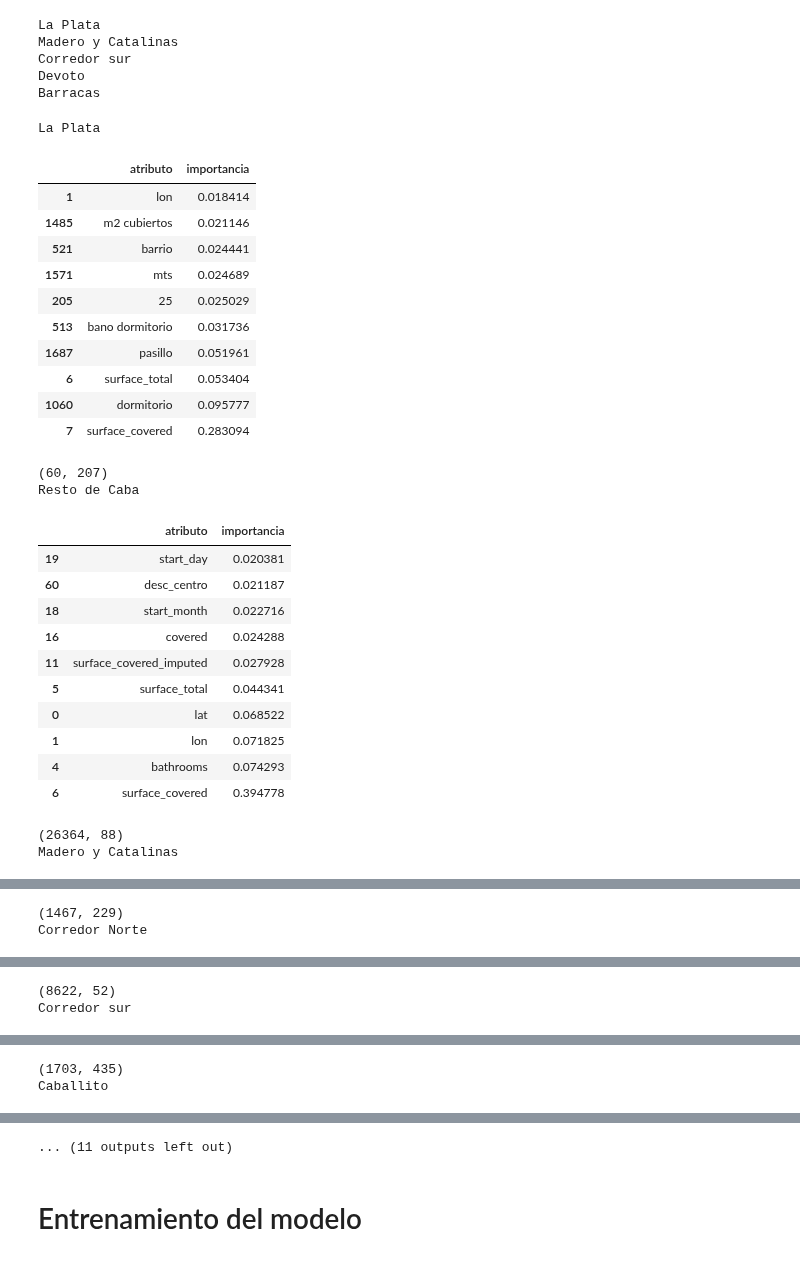
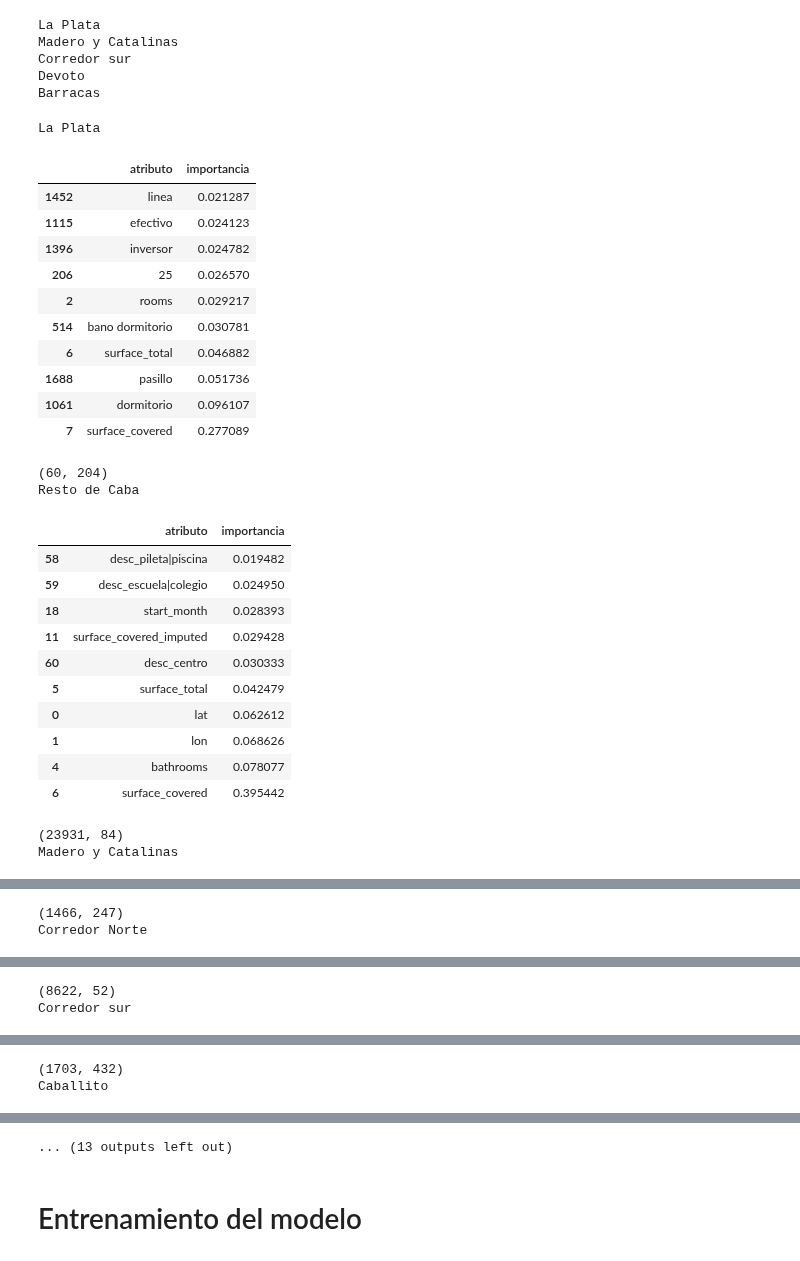
Before and after one commit to josesg998/competencia_properati, a Jupyter notebook: TP_Individual.ipynb, the cells around one changed output, grey strips where cells are left out. Saved outputs shown, nothing was run; the diff lists cells and outputs as text; code cells hidden in the pictures.

```diff
--- a/TP_Individual.ipynb
+++ b/TP_Individual.ipynb
@@ -458,9 +458,9 @@ sns.scatterplot(data=df_train[(df_train.l3=='Puerto Madero')|(df_train.l3=='Cata
 # %%
 # df_test['lat'], df_test['lon'] = df_test['lon'], df_test['lat']
 # df_train['lat'], df_train['lon'] = df_train['lon'], df_train['lat']
-from shapely.geometry import Point
-df_test['punto'] = df_test.apply(lambda row: Point(row['lat'], row['lon']), axis=1)
-df_train['punto'] = df_train.apply(lambda row: Point(row['lat'], row['lon']), axis=1)
+# from shapely.geometry import Point
+# df_test['punto'] = df_test.apply(lambda row: Point(row['lat'], row['lon']), axis=1)
+# df_train['punto'] = df_train.apply(lambda row: Point(row['lat'], row['lon']), axis=1)
 # %% [markdown]
 ## División de base
 # %%
@@ -521,13 +521,13 @@ df_test_noroeste= df_test_caba[df_test_caba.l3.isin(noroeste)]
 df_train_caba = df_train_caba[~df_train_caba.l3.isin(noroeste)]
 df_test_caba = df_test_caba[~df_test_caba.l3.isin(noroeste)]
 
-# centro = ['San Cristobal','Balvanera','San Nicolás','Monserrat','Congreso','San Telmo','Once','Tribunales','Abasto','Centro / Microcentro']
+centro = ['San Nicolás','Monserrat','Tribunales','Centro / Microcentro']
 
-# df_train_centro = df_train_caba[df_train_caba.l3.isin(centro)]
-# df_test_centro= df_test_caba[df_test_caba.l3.isin(centro)]
+df_train_centro = df_train_caba[df_train_caba.l3.isin(centro)]
+df_test_centro= df_test_caba[df_test_caba.l3.isin(centro)]
 
-# df_train_caba = df_train_caba[~df_train_caba.l3.isin(centro)]
-# df_test_caba = df_test_caba[~df_test_caba.l3.isin(centro)]
+df_train_caba = df_train_caba[~df_train_caba.l3.isin(centro)]
+df_test_caba = df_test_caba[~df_test_caba.l3.isin(centro)]
 
 df_train_devoto = df_train_caba[df_train_caba.l3=='Villa Devoto']
 df_test_devoto = df_test_caba[df_test_caba.l3=='Villa Devoto']
@@ -654,3 +654,5 @@ df_train_belgrano = pd.concat((df_train_belgrano,df_train_barracas[df_train_barr
 df_train_barracas = df_train_barracas[~df_train_barracas.title.str.contains('Barrancas')]
 
 df_train_devoto = df_train_devoto[df_train_devoto.price<2215000]
+
+df_train_noroeste = df_train_noroeste[df_train_noroeste.price!=df_train_noroeste.price.max()]
@@ -720,54 +758,54 @@ Barracas
 # %%
 print("La Plata")
 df_test_la_plata, df_train_la_plata = filtrado_columnas(df_test_la_plata,df_train_la_plata)
 print("Resto de Caba")
 df_test_caba, df_train_caba = filtrado_columnas(df_test_caba,df_train_caba)
 print("Madero y Catalinas")
 df_test_madero, df_train_madero = filtrado_columnas(df_test_madero,df_train_madero)
 print("Corredor Norte")
 df_test_corredor_norte, df_train_corredor_norte = filtrado_columnas(df_test_corredor_norte,df_train_corredor_norte)
 print("Corredor sur")
 df_test_corredor_sur, df_train_corredor_sur = filtrado_columnas(df_test_corredor_sur,df_train_corredor_sur)
 print("Caballito")
 df_test_caballito, df_train_caballito = filtrado_columnas(df_test_caballito,df_train_caballito)
 print("Palermo")
 df_test_palermo, df_train_palermo = filtrado_columnas(df_test_palermo,df_train_palermo)
 print("Belgrano")
 df_test_belgrano, df_train_belgrano = filtrado_columnas(df_test_belgrano,df_train_belgrano)
 print("Noroeste")
 df_test_noroeste, df_train_noroeste = filtrado_columnas(df_test_noroeste,df_train_noroeste)
-# print("Centro")
-# df_test_centro, df_train_centro = filtrado_columnas(df_test_centro,df_train_centro)
+print("Centro")
+df_test_centro, df_train_centro = filtrado_columnas(df_test_centro,df_train_centro)
 print("Devoto")
 df_test_devoto, df_train_devoto = filtrado_columnas(df_test_devoto,df_train_devoto)
 print("Barracas")
 df_test_barracas, df_train_barracas = filtrado_columnas(df_test_barracas,df_train_barracas)
 # %% [output]
 La Plata
 |  | atributo | importancia |
-| 1 | lon | 0.018414 |
-| 1485 | m2 cubiertos | 0.021146 |
-| 521 | barrio | 0.024441 |
-| 1571 | mts | 0.024689 |
-| 205 | 25 | 0.025029 |
-| 513 | bano dormitorio | 0.031736 |
-| 1687 | pasillo | 0.051961 |
-| 6 | surface_total | 0.053404 |
-| 1060 | dormitorio | 0.095777 |
-| 7 | surface_covered | 0.283094 |
+| 1452 | linea | 0.021287 |
+| 1115 | efectivo | 0.024123 |
+| 1396 | inversor | 0.024782 |
+| 206 | 25 | 0.026570 |
+| 2 | rooms | 0.029217 |
+| 514 | bano dormitorio | 0.030781 |
+| 6 | surface_total | 0.046882 |
+| 1688 | pasillo | 0.051736 |
+| 1061 | dormitorio | 0.096107 |
+| 7 | surface_covered | 0.277089 |
-(60, 207)
+(60, 204)
 Resto de Caba
 |  | atributo | importancia |
-| 19 | start_day | 0.020381 |
-| 60 | desc_centro | 0.021187 |
-| 18 | start_month | 0.022716 |
-| 16 | covered | 0.024288 |
-| 11 | surface_covered_imputed | 0.027928 |
-| 5 | surface_total | 0.044341 |
-| 0 | lat | 0.068522 |
-| 1 | lon | 0.071825 |
-| 4 | bathrooms | 0.074293 |
-| 6 | surface_covered | 0.394778 |
+| 58 | desc_pileta|piscina | 0.019482 |
+| 59 | desc_escuela|colegio | 0.024950 |
+| 18 | start_month | 0.028393 |
+| 11 | surface_covered_imputed | 0.029428 |
+| 60 | desc_centro | 0.030333 |
+| 5 | surface_total | 0.042479 |
+| 0 | lat | 0.062612 |
+| 1 | lon | 0.068626 |
+| 4 | bathrooms | 0.078077 |
+| 6 | surface_covered | 0.395442 |
-(26364, 88)
+(23931, 84)
 Madero y Catalinas
 |  | atributo | importancia |
@@ -784,3 +822,3 @@ Madero y Catalinas
-(1467, 229)
+(1466, 247)
 Corredor Norte
 |  | atributo | importancia |
@@ -810,3 +848,3 @@ Corredor sur
-(1703, 435)
+(1703, 432)
 Caballito
 |  | atributo | importancia |
@@ -823,4 +861,4 @@ Caballito
-... (11 outputs left out)
+... (13 outputs left out)
 # %% [markdown]
 # Entrenamiento del modelo
 # %% [markdown]
```
Also changed, not shown: parts of 10 cells of this notebook.
